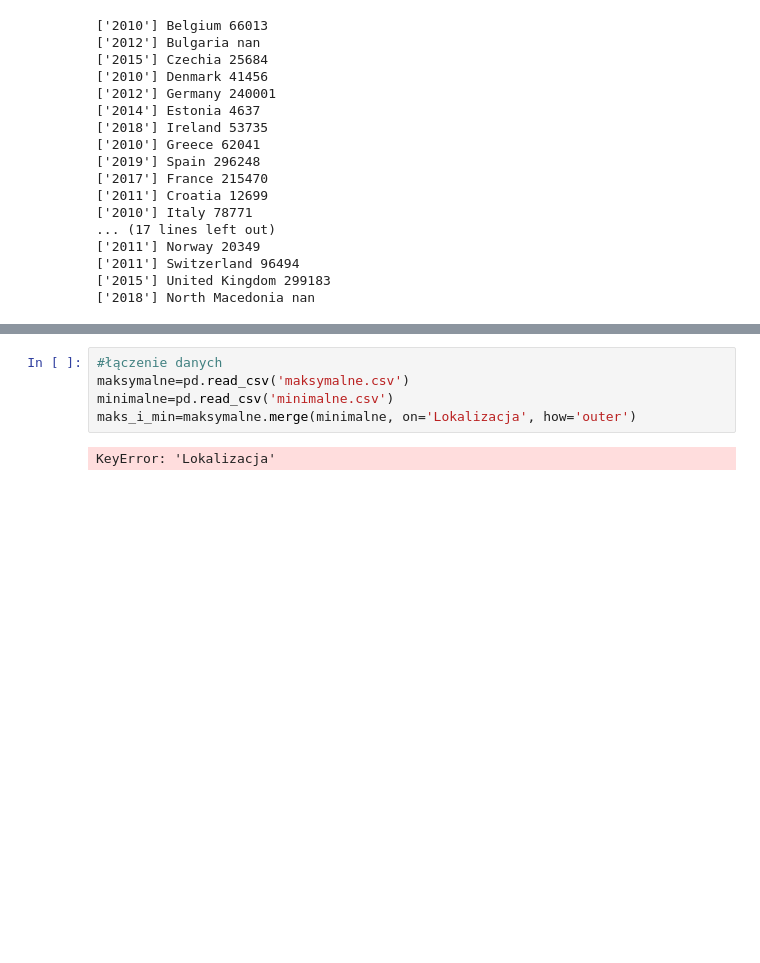
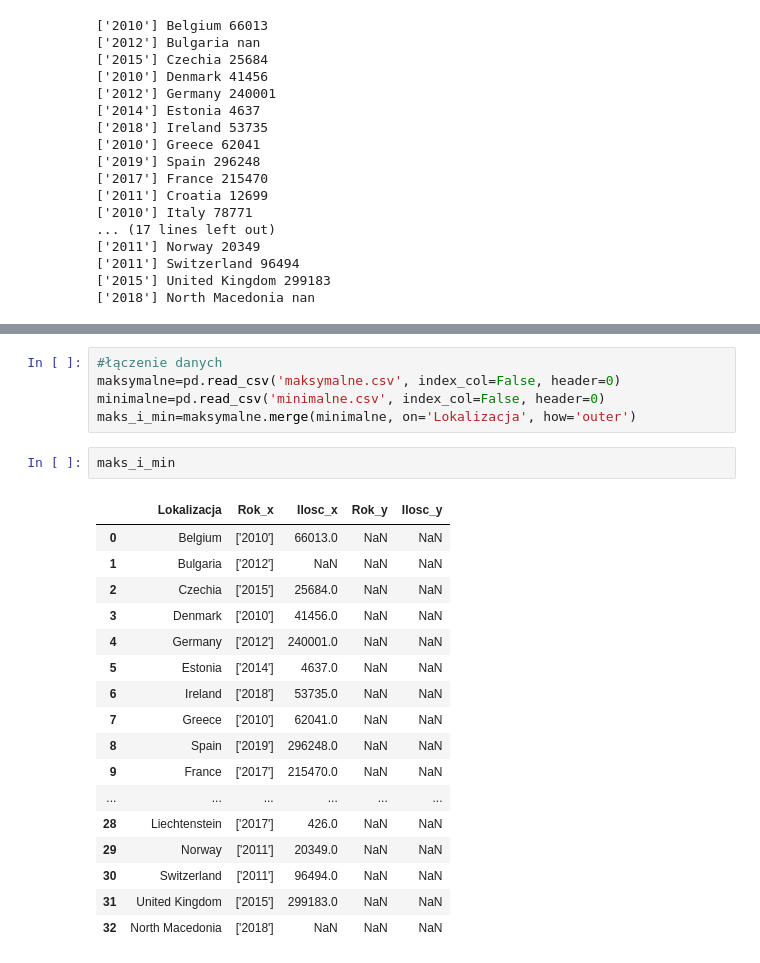
Before and after one commit to jkrotoszynska/python, a Jupyter notebook: zaliczenie.ipynb, the cells around one changed output, grey strips where cells are left out. Drawn from its saved outputs; the diff is of its cells as text; blank space fills up the shorter version.

```diff
--- a/zaliczenie.ipynb
+++ b/zaliczenie.ipynb
@@ -338,8 +341,26 @@ df_maksim
 | North Macedonia | [2018] | NaN |
 # %%
 #łączenie danych
-maksymalne=pd.read_csv('maksymalne.csv')
-minimalne=pd.read_csv('minimalne.csv')
+maksymalne=pd.read_csv('maksymalne.csv', index_col=False, header=0)
+minimalne=pd.read_csv('minimalne.csv', index_col=False, header=0)
 maks_i_min=maksymalne.merge(minimalne, on='Lokalizacja', how='outer')
-# %% [output]
-KeyError: 'Lokalizacja'
+# %%
+maks_i_min
+# %% [output]
+|  | Lokalizacja | Rok_x | Ilosc_x | Rok_y | Ilosc_y |
+| 0 | Belgium | ['2010'] | 66013.0 | NaN | NaN |
+| 1 | Bulgaria | ['2012'] | NaN | NaN | NaN |
+| 2 | Czechia | ['2015'] | 25684.0 | NaN | NaN |
+| 3 | Denmark | ['2010'] | 41456.0 | NaN | NaN |
+| 4 | Germany | ['2012'] | 240001.0 | NaN | NaN |
+| 5 | Estonia | ['2014'] | 4637.0 | NaN | NaN |
+| 6 | Ireland | ['2018'] | 53735.0 | NaN | NaN |
+| 7 | Greece | ['2010'] | 62041.0 | NaN | NaN |
+| 8 | Spain | ['2019'] | 296248.0 | NaN | NaN |
+| 9 | France | ['2017'] | 215470.0 | NaN | NaN |
+| ... | ... | ... | ... | ... | ... |
+| 28 | Liechtenstein | ['2017'] | 426.0 | NaN | NaN |
+| 29 | Norway | ['2011'] | 20349.0 | NaN | NaN |
+| 30 | Switzerland | ['2011'] | 96494.0 | NaN | NaN |
+| 31 | United Kingdom | ['2015'] | 299183.0 | NaN | NaN |
+| 32 | North Macedonia | ['2018'] | NaN | NaN | NaN |
```
Also changed, not shown: parts of 1 cell of this notebook, 2 other files.
